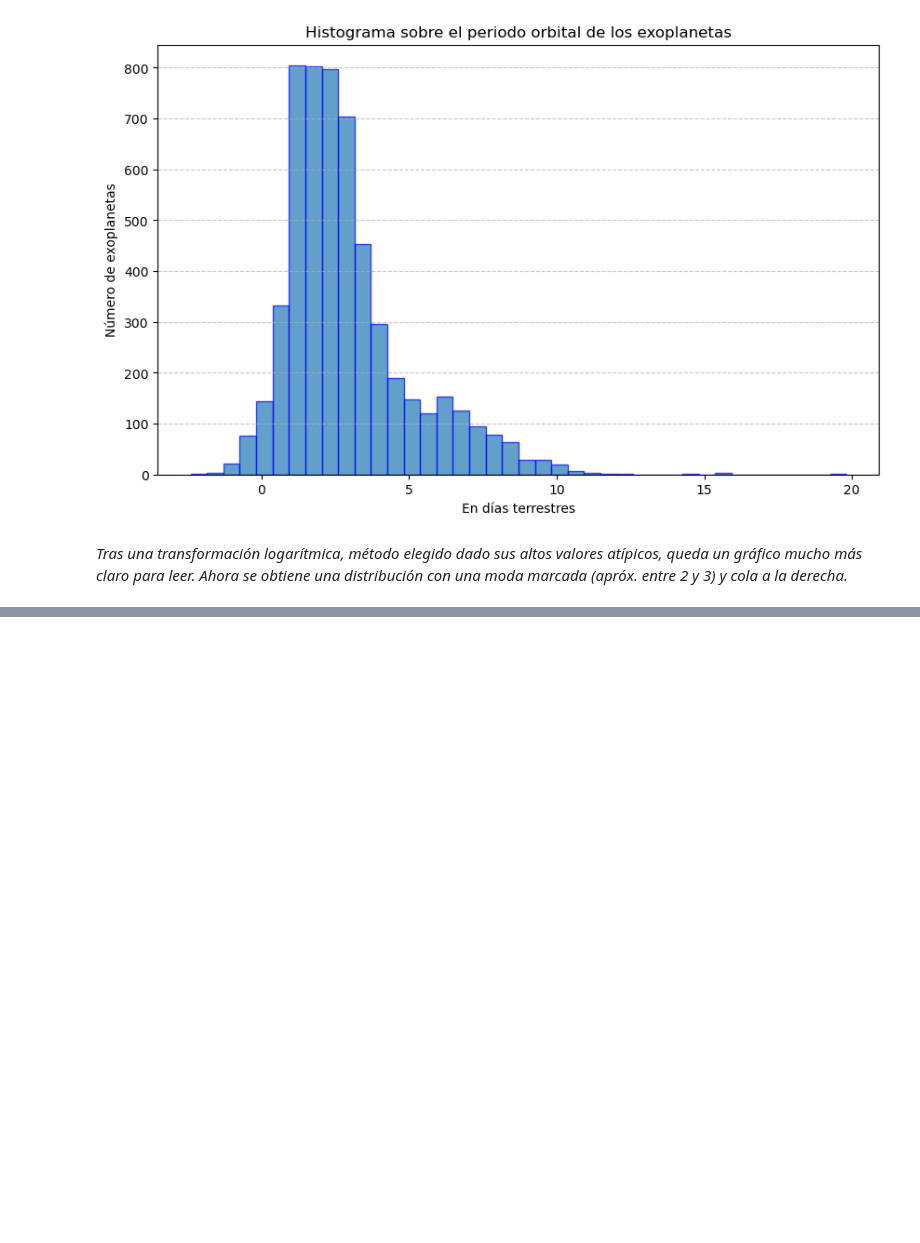
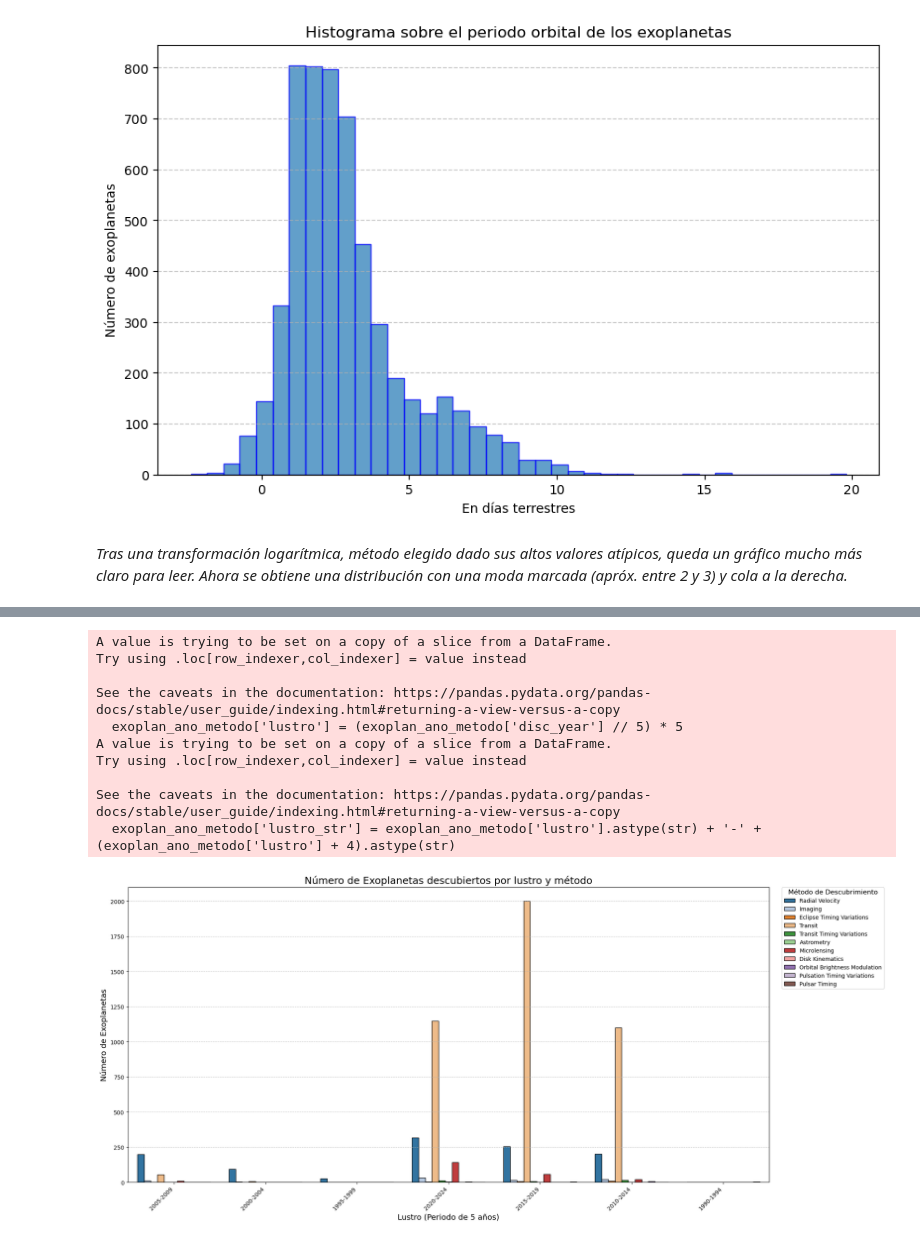
Before and after one commit to CaroRuiz92/pract_transformacion_datos, a Jupyter notebook: Pract_5.ipynb, the cells around one changed output, grey strips where cells are left out. Drawn from its saved outputs; the diff is of its cells as text; code cells hidden in the pictures; blank space fills up the shorter version.

```diff
--- a/Pract_5.ipynb
+++ b/Pract_5.ipynb
@@ -66,0 +97,36 @@ plt.show()
+# %%
+exoplan_ano_metodo['lustro'] = (exoplan_ano_metodo['disc_year'] // 5) * 5
+exoplan_ano_metodo['lustro_str'] = exoplan_ano_metodo['lustro'].astype(str) + '-' + (exoplan_ano_metodo['lustro'] + 4).astype(str)
+
+# Gráfico de Barras Agrupadas
+
+plt.figure(figsize=(20, 9))
+sns.countplot(
+    data=exoplan_ano_metodo,
+    x='lustro_str',
+    hue='discoverymethod',
+    palette='tab20',
+    edgecolor='black'
+)
+
+plt.title('Número de Exoplanetas descubiertos por lustro y método', fontsize=18)
+plt.xlabel('Lustro (Periodo de 5 años)', fontsize=14)
+plt.ylabel('Número de Exoplanetas', fontsize=14)
+plt.xticks(rotation=45, ha='right', fontsize=10)
+plt.yticks(fontsize=10)
+plt.legend(title='Método de Descubrimiento', bbox_to_anchor=(1.02, 1), loc='upper left', borderaxespad=0., fontsize=10, title_fontsize=12)
+plt.grid(axis='y', linestyle='--', alpha=0.7)
+plt.tight_layout()
+plt.show()
+# %% [output]
+A value is trying to be set on a copy of a slice from a DataFrame.
+Try using .loc[row_indexer,col_indexer] = value instead
+
+See the caveats in the documentation: https://pandas.pydata.org/pandas-docs/stable/user_guide/indexing.html#returning-a-view-versus-a-copy
+  exoplan_ano_metodo['lustro'] = (exoplan_ano_metodo['disc_year'] // 5) * 5
+A value is trying to be set on a copy of a slice from a DataFrame.
+Try using .loc[row_indexer,col_indexer] = value instead
+
+See the caveats in the documentation: https://pandas.pydata.org/pandas-docs/stable/user_guide/indexing.html#returning-a-view-versus-a-copy
+  exoplan_ano_metodo['lustro_str'] = exoplan_ano_metodo['lustro'].astype(str) + '-' + (exoplan_ano_metodo['lustro'] + 4).astype(str)
+[figure, added]
```
Also changed, not shown: parts of 8 cells of this notebook.
